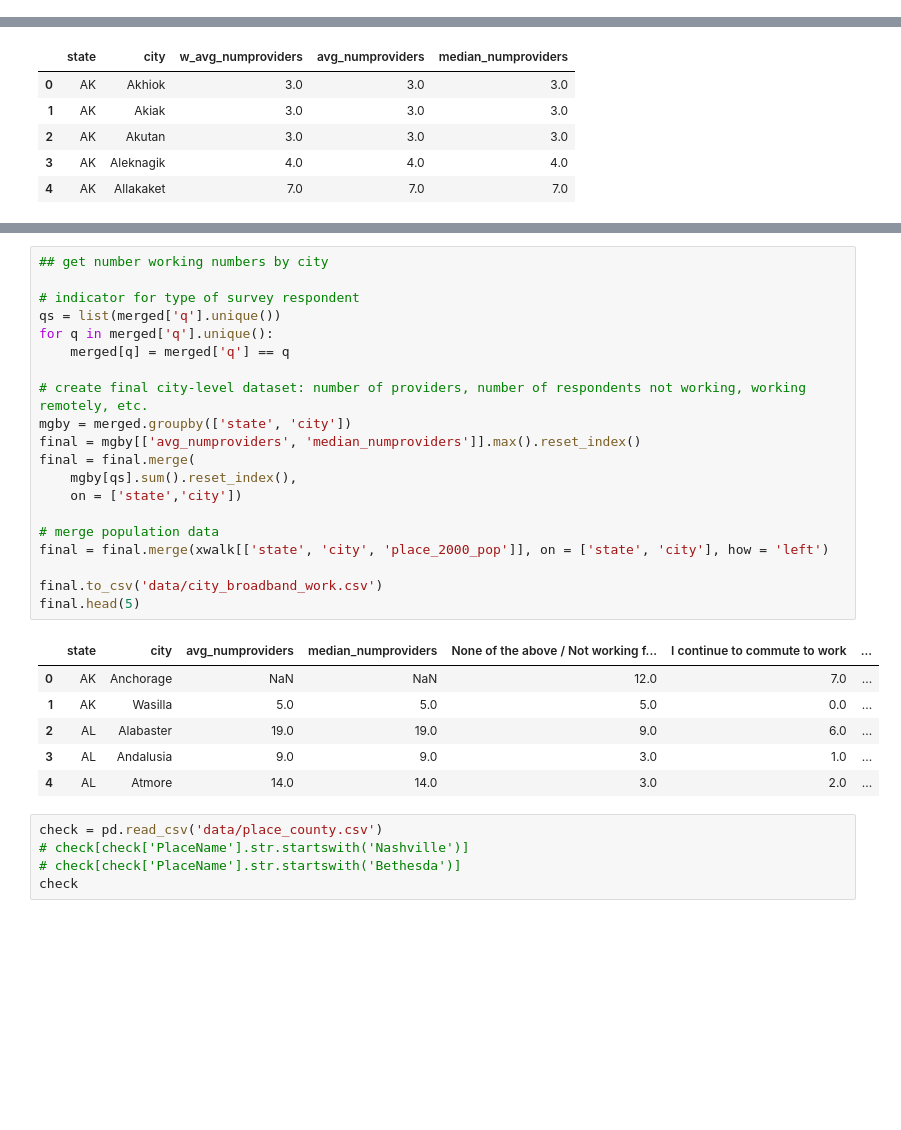
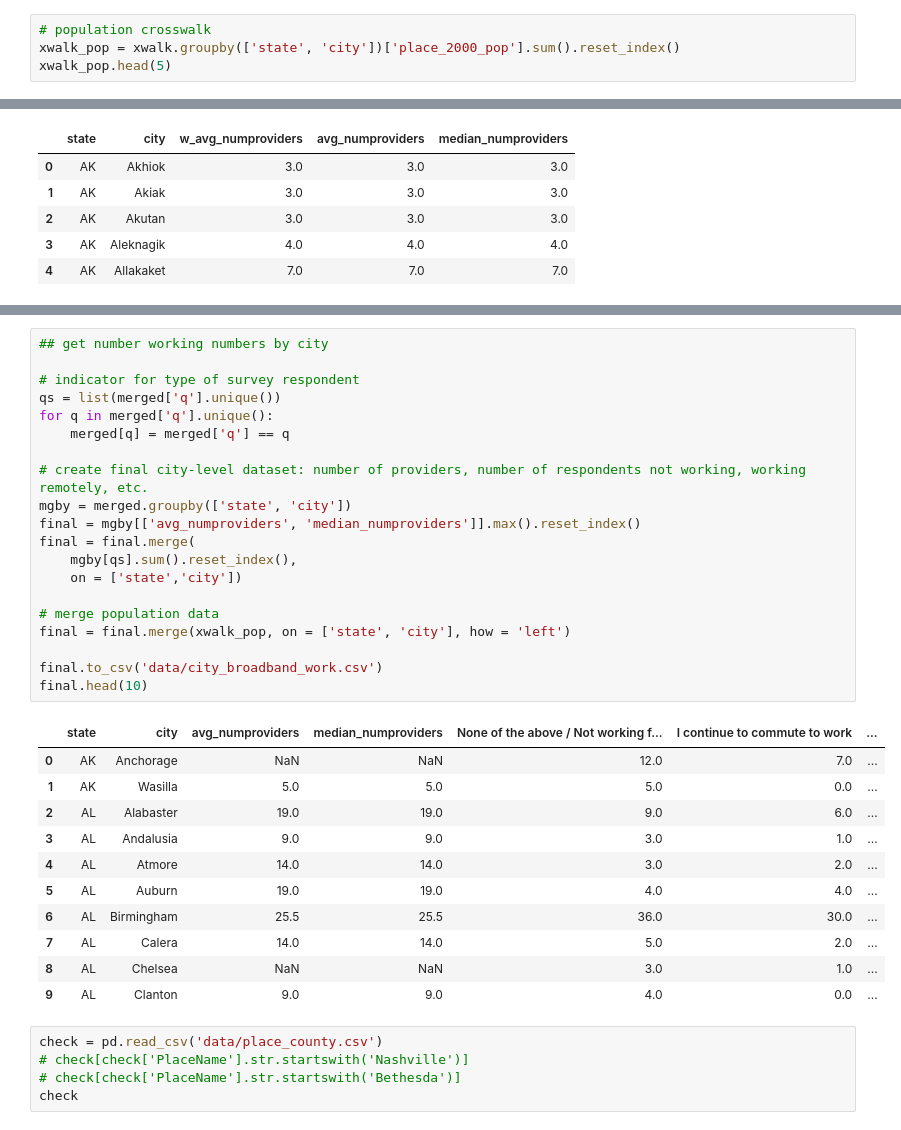
Before and after one commit to derrickchoe/remote_broadband, a Jupyter notebook: merge_broadband_remote.ipynb, the cells around one changed output, grey strips where cells are left out. Drawn from its saved outputs; the diff is of its cells as text; blank space fills up the shorter version.

Commit message:
fixed population collapse issue

```diff
--- a/merge_broadband_remote.ipynb
+++ b/merge_broadband_remote.ipynb
@@ -25,3 +25,7 @@ xwalk.head(5)
 | 5 | AL | 1117 | Alabaster | 1.000 | 22619 |
 | 6 | AL | 1095 | Albertville | 1.000 | 17247 |
 | 7 | AL | 1123 | Alexander City | 1.000 | 15008 |
+# %%
+# population crosswalk
+xwalk_pop = xwalk.groupby(['state', 'city'])['place_2000_pop'].sum().reset_index()
+xwalk_pop.head(5)
@@ -109,30 +120,35 @@ Unmerged GEOs
 # %%
 ## get number working numbers by city
 
 # indicator for type of survey respondent
 qs = list(merged['q'].unique())
 for q in merged['q'].unique():
     merged[q] = merged['q'] == q
 
 # create final city-level dataset: number of providers, number of respondents not working, working remotely, etc.
 mgby = merged.groupby(['state', 'city'])
 final = mgby[['avg_numproviders', 'median_numproviders']].max().reset_index()
 final = final.merge(
     mgby[qs].sum().reset_index(),
     on = ['state','city'])
 
 # merge population data
-final = final.merge(xwalk[['state', 'city', 'place_2000_pop']], on = ['state', 'city'], how = 'left')
+final = final.merge(xwalk_pop, on = ['state', 'city'], how = 'left')
 
 final.to_csv('data/city_broadband_work.csv')
-final.head(5)
+final.head(10)
 # %% [output]
 |  | state | city | avg_numproviders | median_numproviders | None of the above / Not working f... | I continue to commute to work | ... |
 | 0 | AK | Anchorage | NaN | NaN | 12.0 | 7.0 | ... |
 | 1 | AK | Wasilla | 5.0 | 5.0 | 5.0 | 0.0 | ... |
 | 2 | AL | Alabaster | 19.0 | 19.0 | 9.0 | 6.0 | ... |
 | 3 | AL | Andalusia | 9.0 | 9.0 | 3.0 | 1.0 | ... |
 | 4 | AL | Atmore | 14.0 | 14.0 | 3.0 | 2.0 | ... |
+| 5 | AL | Auburn | 19.0 | 19.0 | 4.0 | 4.0 | ... |
+| 6 | AL | Birmingham | 25.5 | 25.5 | 36.0 | 30.0 | ... |
+| 7 | AL | Calera | 14.0 | 14.0 | 5.0 | 2.0 | ... |
+| 8 | AL | Chelsea | NaN | NaN | 3.0 | 1.0 | ... |
+| 9 | AL | Clanton | 9.0 | 9.0 | 4.0 | 0.0 | ... |
 # %%
 check = pd.read_csv('data/place_county.csv')
 # check[check['PlaceName'].str.startswith('Nashville')]
```
Also changed, not shown: parts of 1 cell of this notebook, 1 other file.
